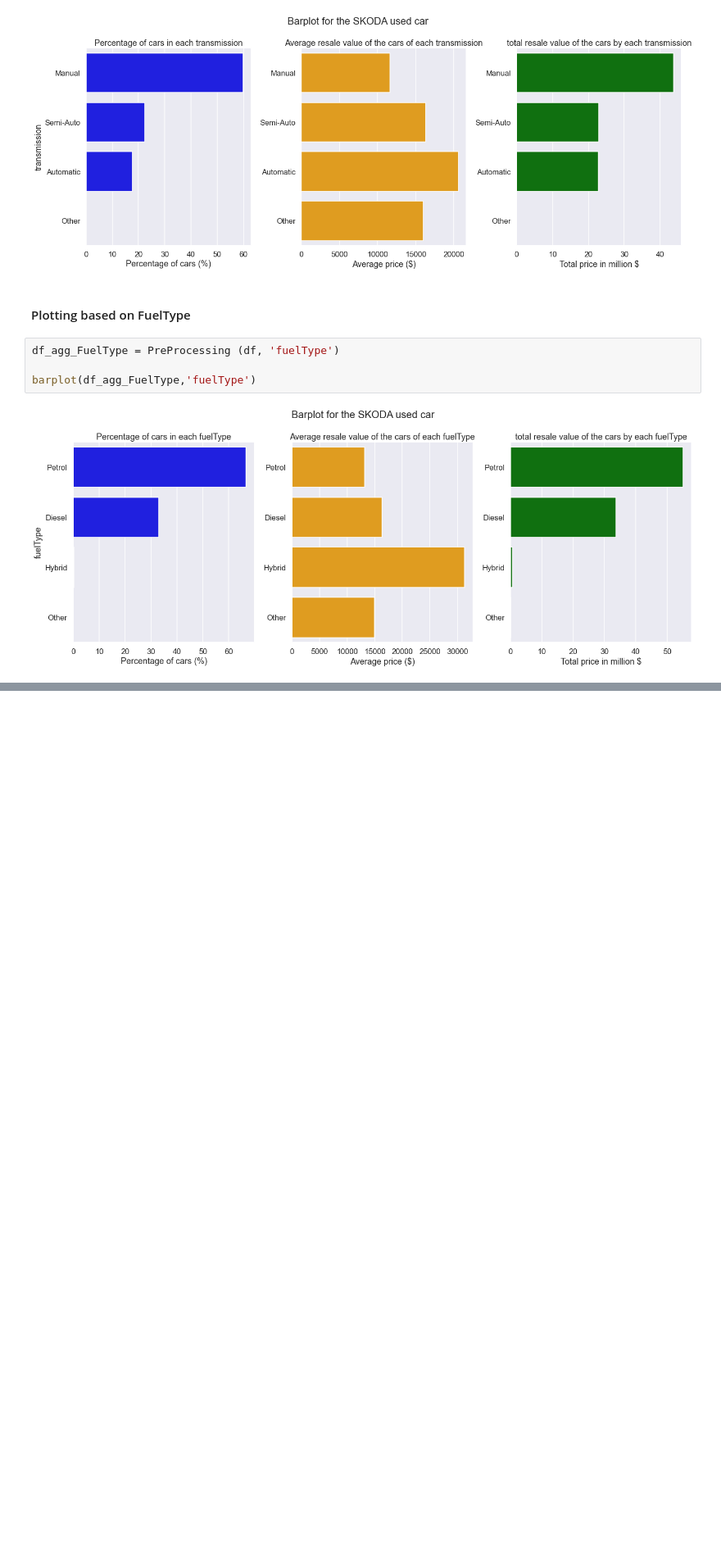
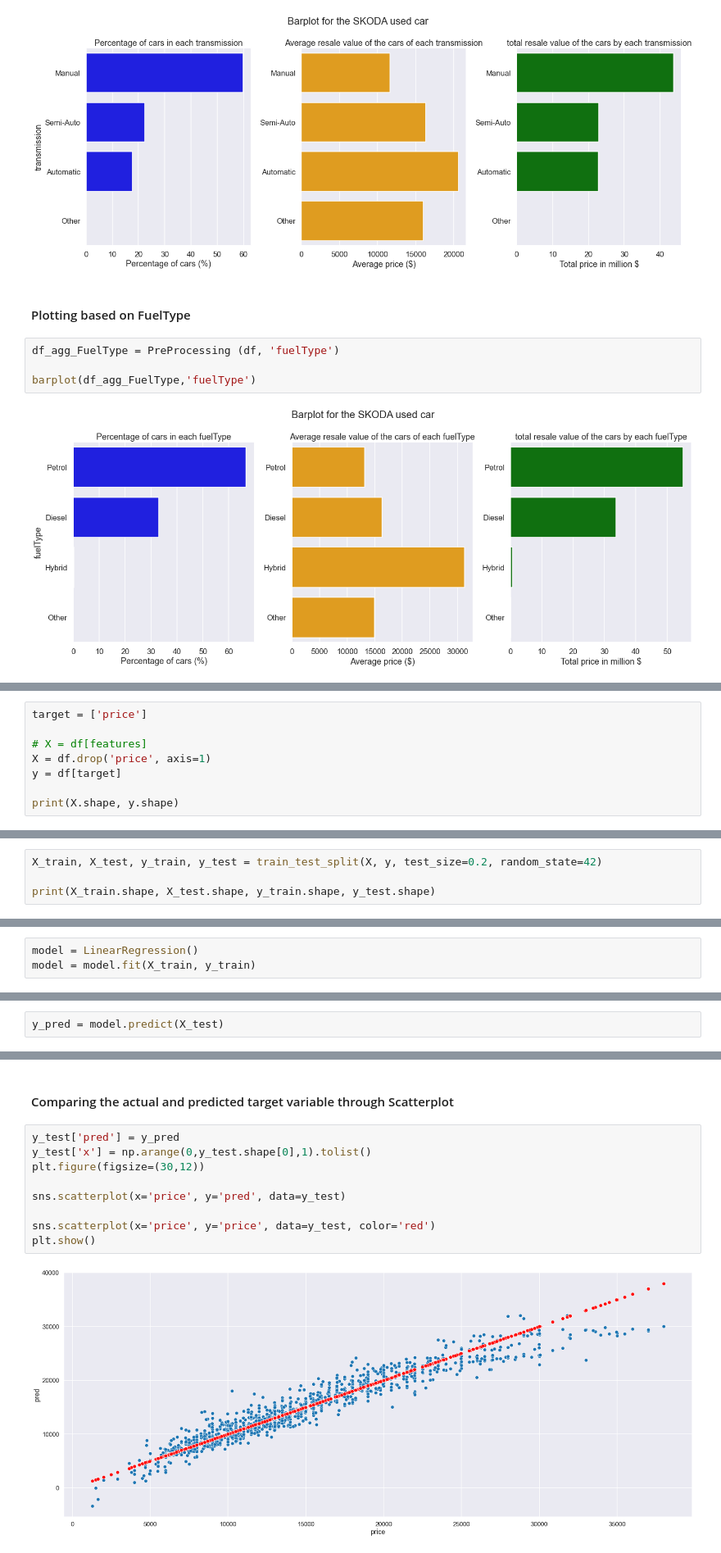
Before and after one commit to shahrier-antor/SKODA_USED_CAR_ANALYSIS, a Jupyter notebook: skoda_used_car_EDA.ipynb, the cells around one changed output, grey strips where cells are left out. Shown: that part at 82% size. Cells and saved outputs as stored; diff of their text form; blank space fills up the shorter version.

```diff
--- a/skoda_used_car_EDA.ipynb
+++ b/skoda_used_car_EDA.ipynb
@@ -455,0 +591,8 @@ barplot(df_agg_FuelType,'fuelType')
+# %%
+target = ['price']
+
+# X = df[features]
+X = df.drop('price', axis=1)
+y = df[target]
+
+print(X.shape, y.shape)
@@ -455,0 +603,4 @@ barplot(df_agg_FuelType,'fuelType')
+# %%
+X_train, X_test, y_train, y_test = train_test_split(X, y, test_size=0.2, random_state=42)
+
+print(X_train.shape, X_test.shape, y_train.shape, y_test.shape)
@@ -455,0 +613,3 @@ barplot(df_agg_FuelType,'fuelType')
+# %%
+model = LinearRegression()
+model = model.fit(X_train, y_train)
@@ -455,0 +618,2 @@ barplot(df_agg_FuelType,'fuelType')
+# %%
+y_pred = model.predict(X_test)
@@ -455,0 +715,13 @@ barplot(df_agg_FuelType,'fuelType')
+# %% [markdown]
+####  Comparing the actual and predicted target variable through Scatterplot
+# %%
+y_test['pred'] = y_pred
+y_test['x'] = np.arange(0,y_test.shape[0],1).tolist()
+plt.figure(figsize=(30,12))
+
+sns.scatterplot(x='price', y='pred', data=y_test)
+
+sns.scatterplot(x='price', y='price', data=y_test, color='red')
+plt.show()
+# %% [output]
+[figure, added]
```
Also changed, not shown: parts of 39 cells of this notebook.
